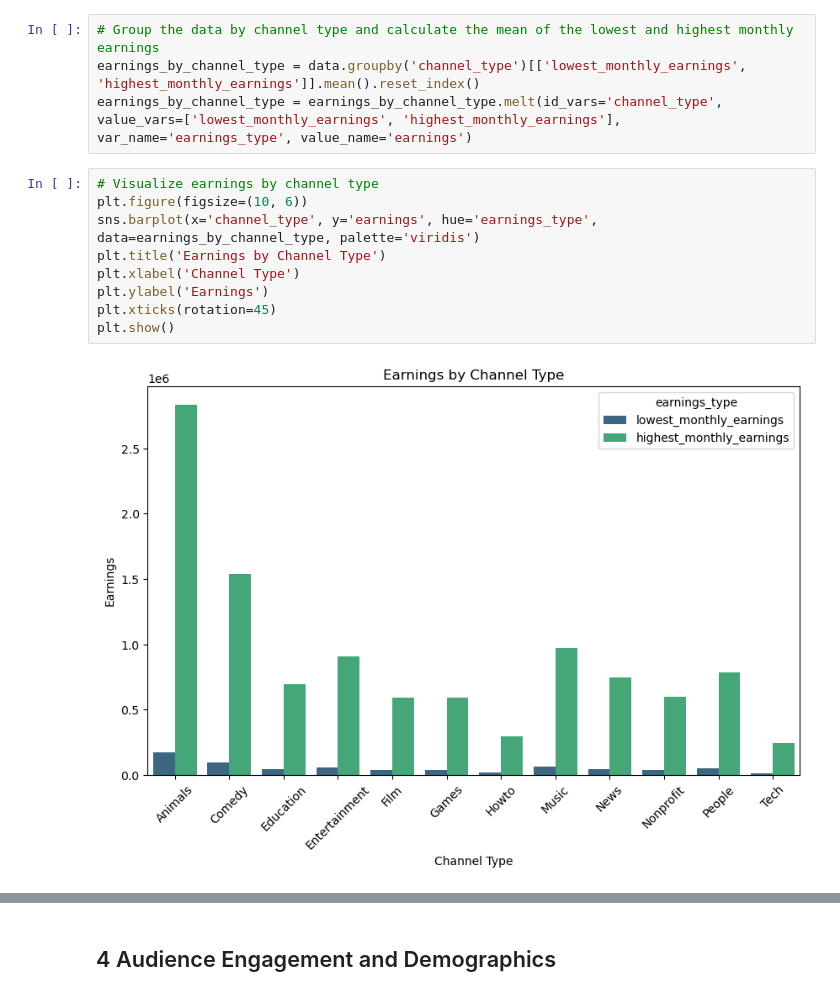
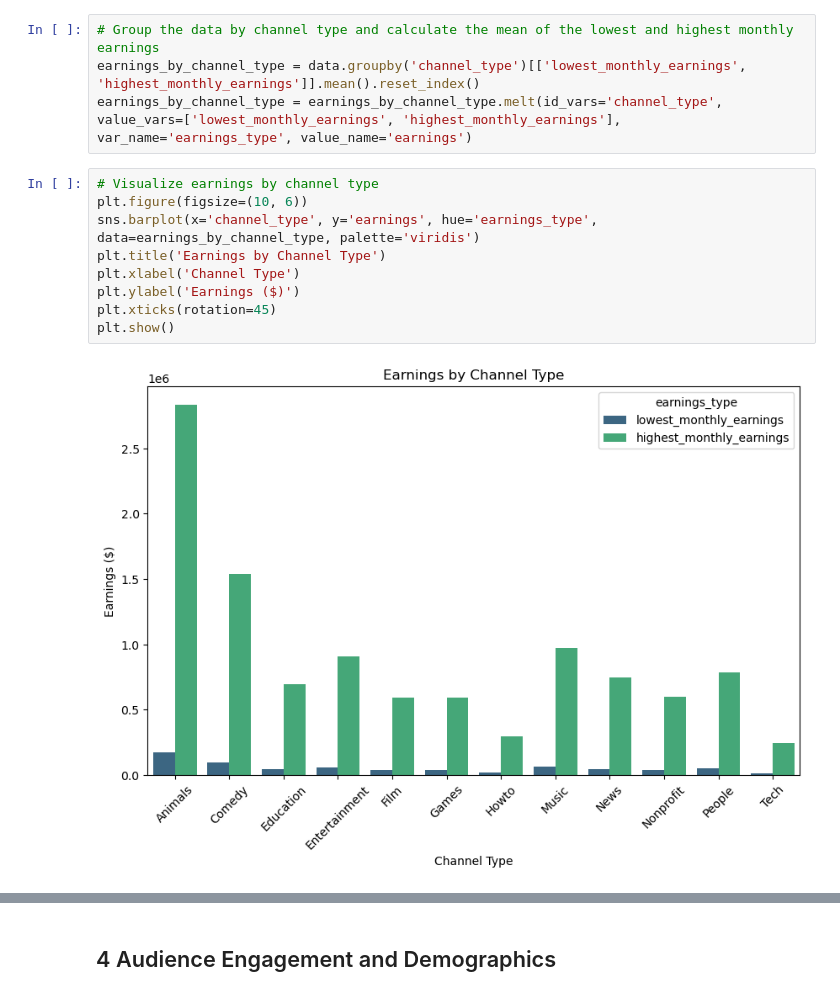
Before and after one commit to zoeyespinoza/Youtube-Statistical-Analysis, a Jupyter notebook: Youtube_Statistics.ipynb, the cells around one changed output, grey strips where cells are left out. Drawn from its saved outputs; the diff is of its cells as text.

```diff
--- a/Youtube_Statistics.ipynb
+++ b/Youtube_Statistics.ipynb
@@ -470,11 +542,11 @@ earnings_by_channel_type = earnings_by_channel_type.melt(id_vars='channel_type',
 # %%
 # Visualize earnings by channel type
 plt.figure(figsize=(10, 6))
 sns.barplot(x='channel_type', y='earnings', hue='earnings_type', data=earnings_by_channel_type, palette='viridis')
 plt.title('Earnings by Channel Type')
 plt.xlabel('Channel Type')
-plt.ylabel('Earnings')
+plt.ylabel('Earnings ($)')
 plt.xticks(rotation=45)
 plt.show()
 # %% [output]
-[figure, old version]
+[figure, new version]
```
Also changed, not shown: parts of 20 cells of this notebook.
